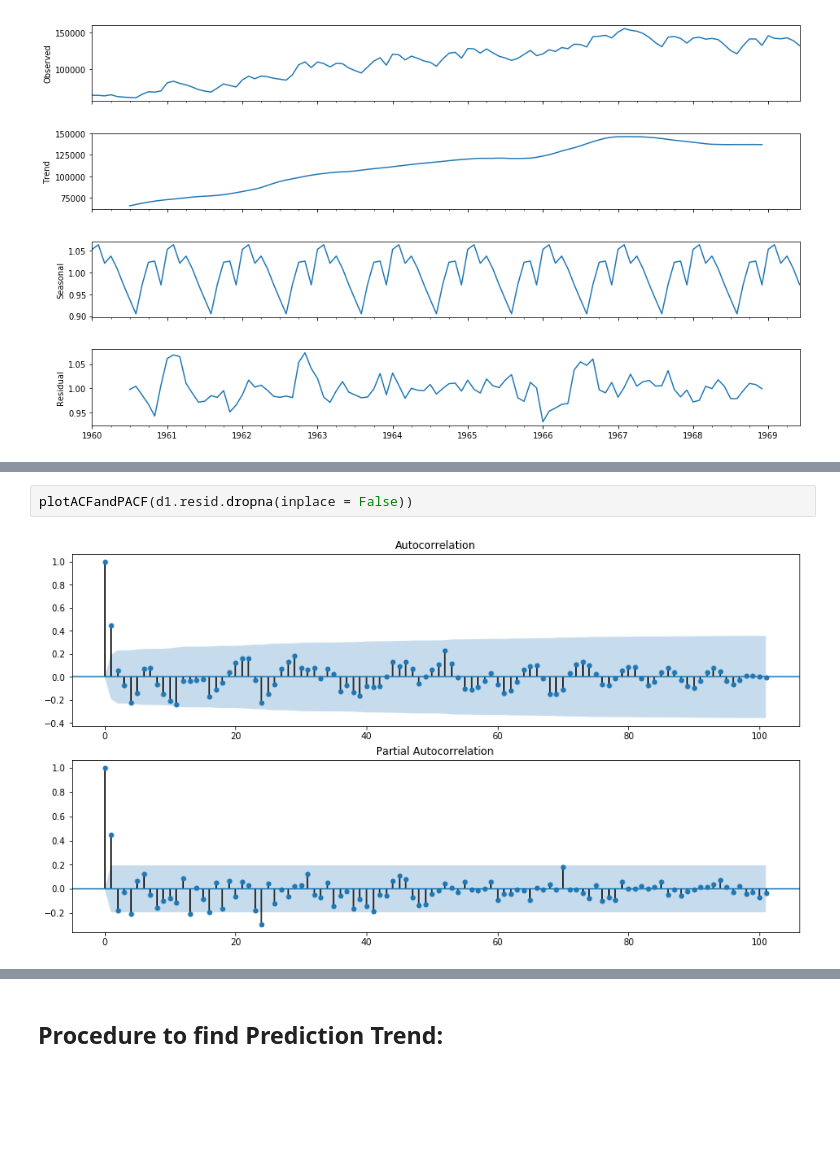
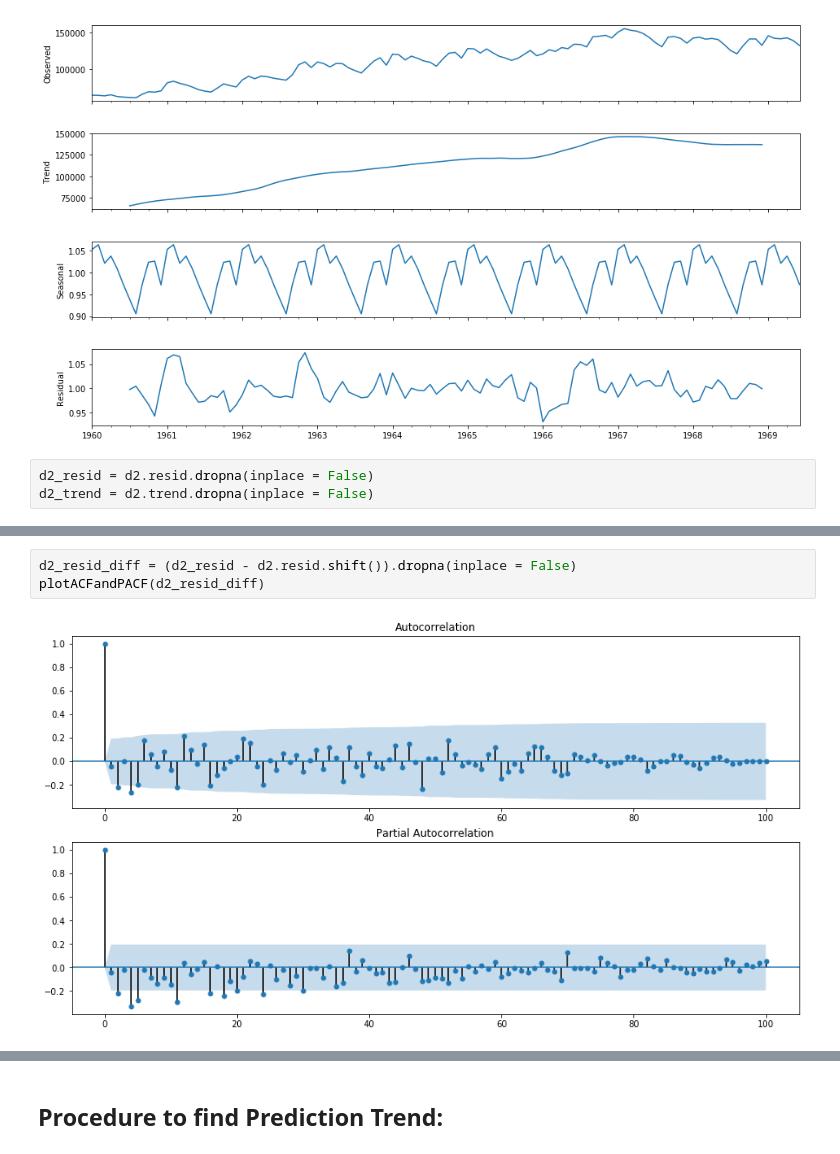
Before and after one commit to RostamGolesorkh/time-series-forecasting, a Jupyter notebook: python/TimeSeriesForcastingCaseStudy02.ipynb, the cells around one changed output, grey strips where cells are left out. Saved outputs shown, nothing was run; the diff lists cells and outputs as text; blank space fills up the shorter version.

```diff
--- a/python/TimeSeriesForcastingCaseStudy02.ipynb
+++ b/python/TimeSeriesForcastingCaseStudy02.ipynb
@@ -182,4 +186,7 @@ d2 = decomposSeasonality(ts, "multiplicative")
 # %% [output]
 <matplotlib.figure.Figure at 0x...>
 [figure]
+# %%
+d2_resid = d2.resid.dropna(inplace = False)
+d2_trend = d2.trend.dropna(inplace = False)
 # %%
@@ -217,4 +232,5 @@ dtype: float64
 # %%
-plotACFandPACF(d1.resid.dropna(inplace = False))
+d2_resid_diff = (d2_resid - d2.resid.shift()).dropna(inplace = False)
+plotACFandPACF(d2_resid_diff)
 # %% [output]
-[figure, old version]
+[figure, new version]
```
Also changed, not shown: parts of 24 cells of this notebook, 2 other files.
